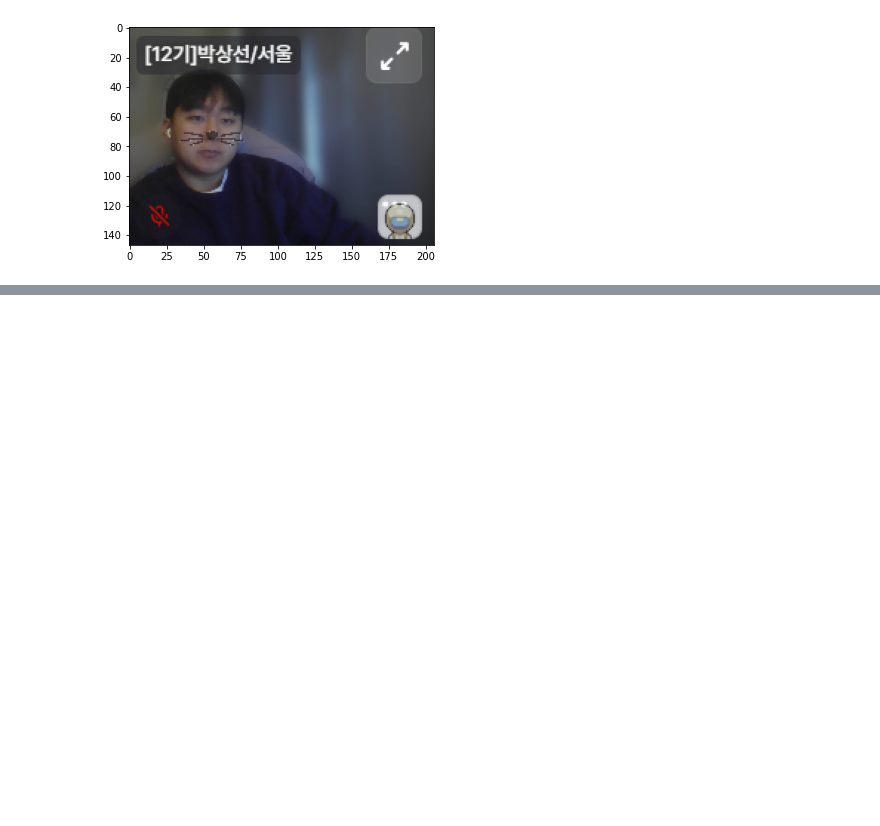
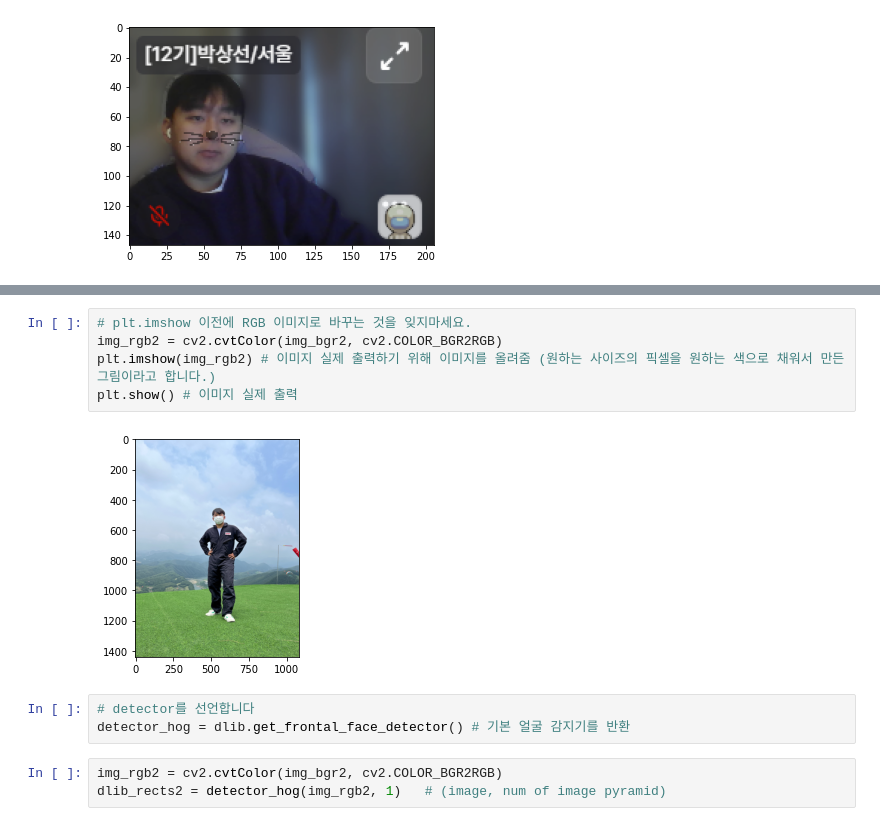
Before and after one commit to sano820/AIFFEL_quest_rs, a Jupyter notebook: Exploration/Ex03/Camera_sticker_project.ipynb, the cells around one changed output, grey strips where cells are left out. Drawn from its saved outputs; the diff is of its cells as text; blank space fills up the shorter version.

```diff
--- a/Exploration/Ex03/Camera_sticker_project.ipynb
+++ b/Exploration/Ex03/Camera_sticker_project.ipynb
@@ -212,0 +221,13 @@ plt.show()
+# %%
+# plt.imshow 이전에 RGB 이미지로 바꾸는 것을 잊지마세요.
+img_rgb2 = cv2.cvtColor(img_bgr2, cv2.COLOR_BGR2RGB)
+plt.imshow(img_rgb2) # 이미지 실제 출력하기 위해 이미지를 올려줌 (원하는 사이즈의 픽셀을 원하는 색으로 채워서 만든 그림이라고 합니다.)
+plt.show() # 이미지 실제 출력
+# %% [output]
+[figure, added]
+# %%
+# detector를 선언합니다
+detector_hog = dlib.get_frontal_face_detector() # 기본 얼굴 감지기를 반환
+# %%
+img_rgb2 = cv2.cvtColor(img_bgr2, cv2.COLOR_BGR2RGB)
+dlib_rects2 = detector_hog(img_rgb2, 1)   # (image, num of image pyramid)
```
Also changed, not shown: parts of 21 cells of this notebook, 3 other files.
